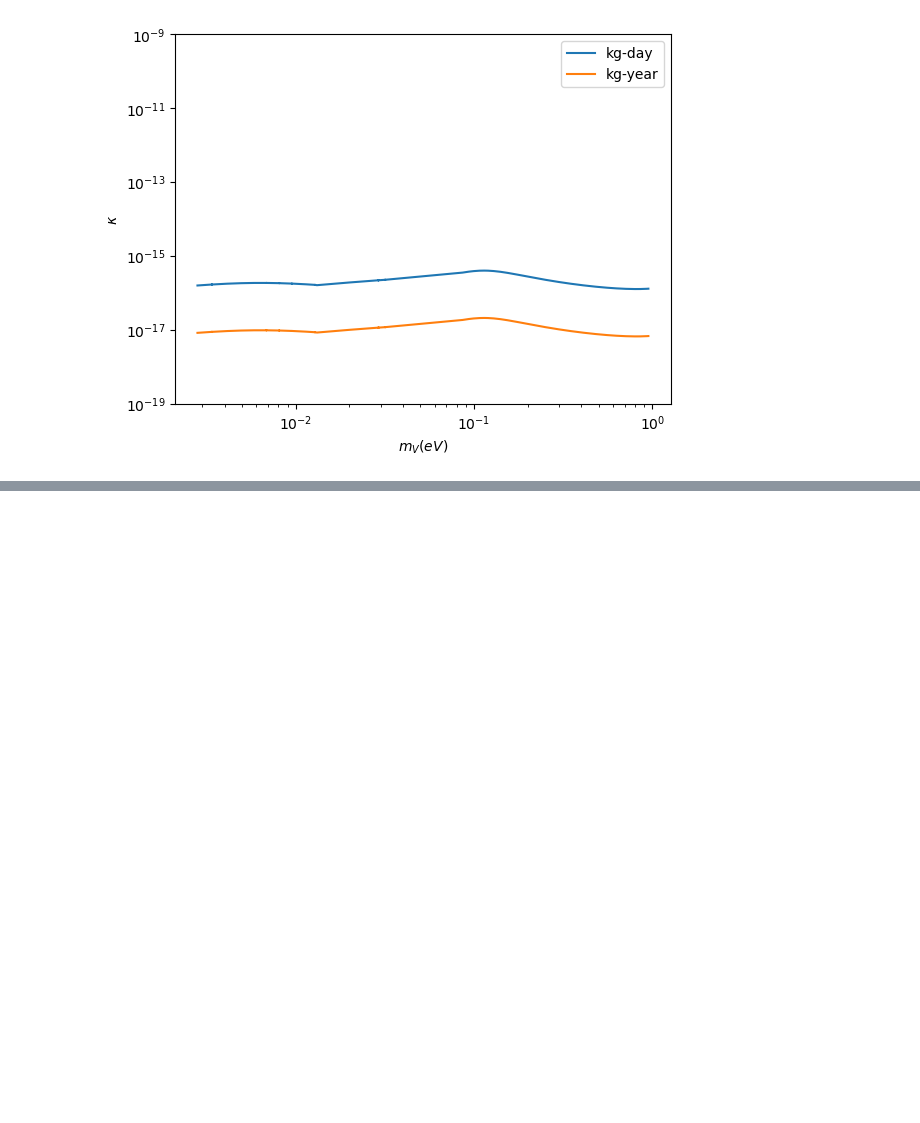
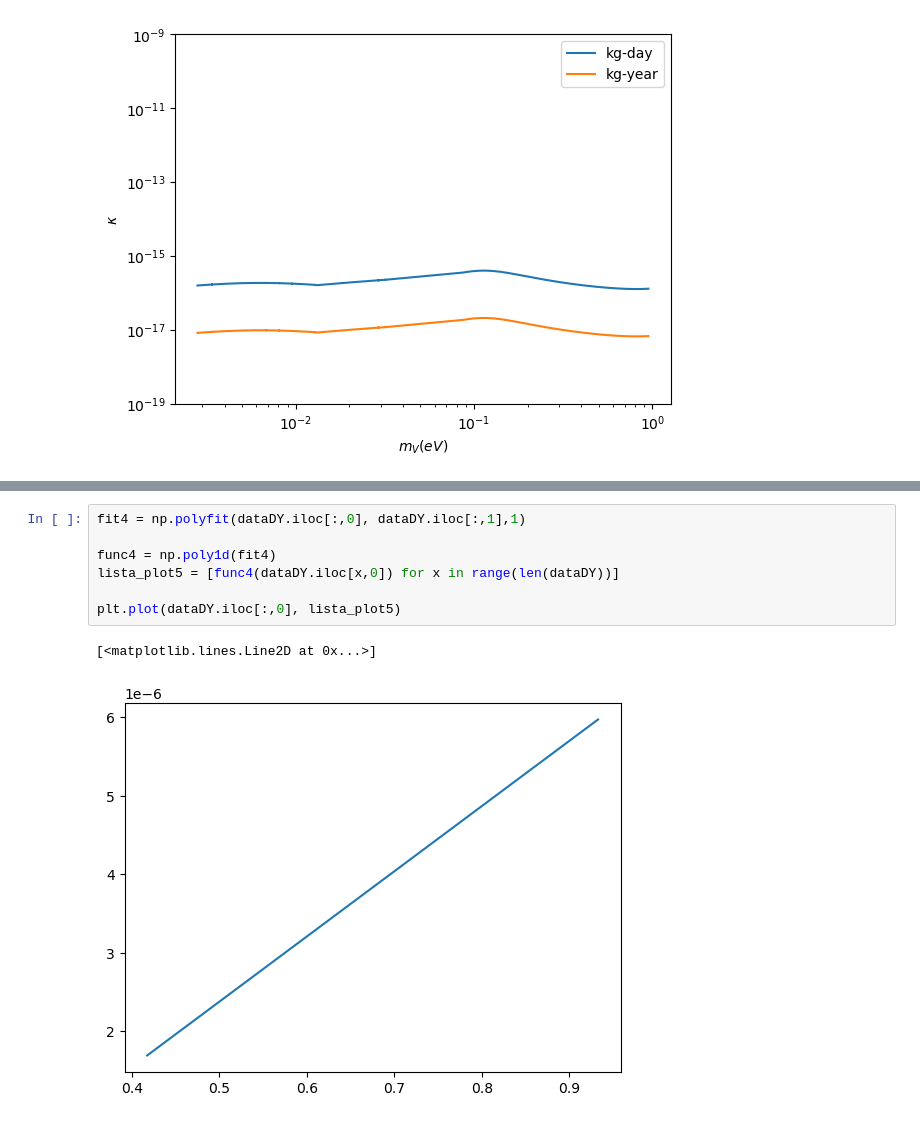
Before and after one commit to robalvess/Projeto-1---2025, a Jupyter notebook: try.ipynb, the cells around one changed output, grey strips where cells are left out. Drawn from its saved outputs; the diff is of its cells as text; blank space fills up the shorter version.

```diff
--- a/try.ipynb
+++ b/try.ipynb
@@ -195,0 +215,10 @@ plt.legend()
+# %%
+fit4 = np.polyfit(dataDY.iloc[:,0], dataDY.iloc[:,1],1)
+
+func4 = np.poly1d(fit4)
+lista_plot5 = [func4(dataDY.iloc[x,0]) for x in range(len(dataDY))]
+
+plt.plot(dataDY.iloc[:,0], lista_plot5)
+# %% [output]
+[<matplotlib.lines.Line2D at 0x...>]
+[figure, added]
```
Also changed, not shown: parts of 8 cells of this notebook, 2 other files.
